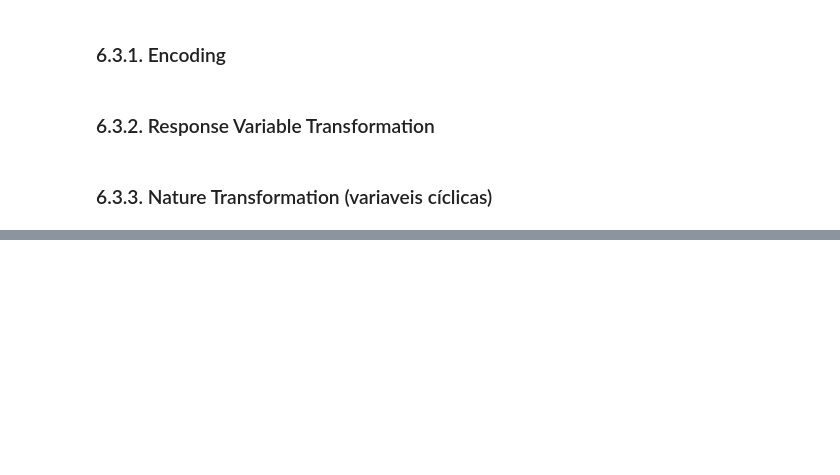
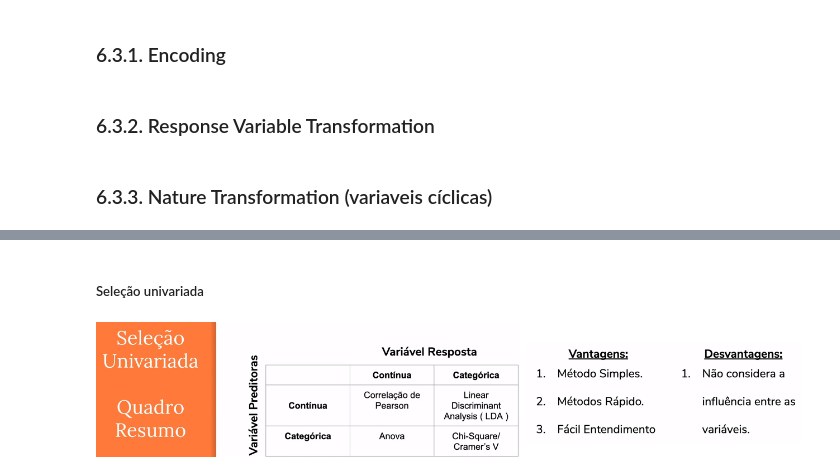
Before and after one commit to rvieira94/cds_03_ds_em_producao, a Jupyter notebook: ds_producao.ipynb, the cells around one changed output, grey strips where cells are left out. Cells and saved outputs as stored; diff of their text form; code cells hidden in the pictures; blank space fills up the shorter version.

Commit message:
seleção de variáveis concluída

```diff
--- a/ds_producao.ipynb
+++ b/ds_producao.ipynb
@@ -890,0 +909,6 @@ df6['week_of_year_cos'] = df6['week_of_year'].apply(lambda x: np.cos( x * ( 2 *
+# %% [markdown]
+##### Seleção univariada
+# %%
+Image('/content/drive/MyDrive/data/ds_producao/resumo_selecao_univariada.png')
+# %% [output]
+[figure, added]
```
Also changed, not shown: parts of 17 cells of this notebook.
